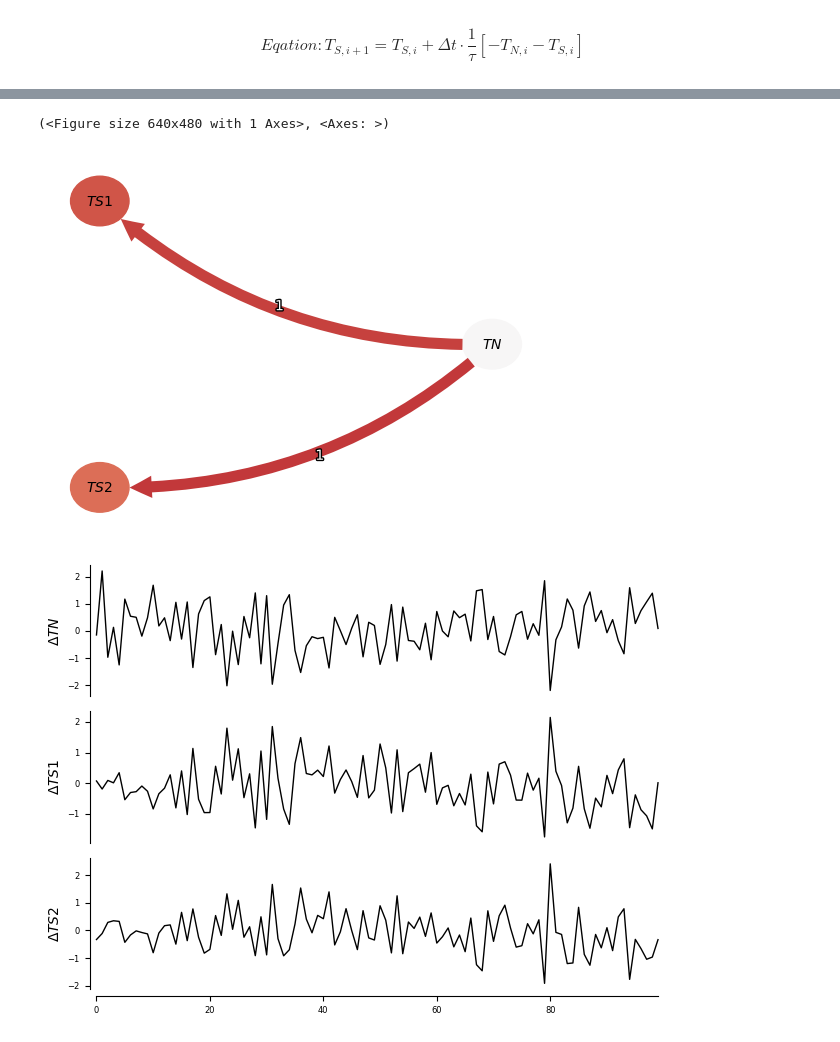
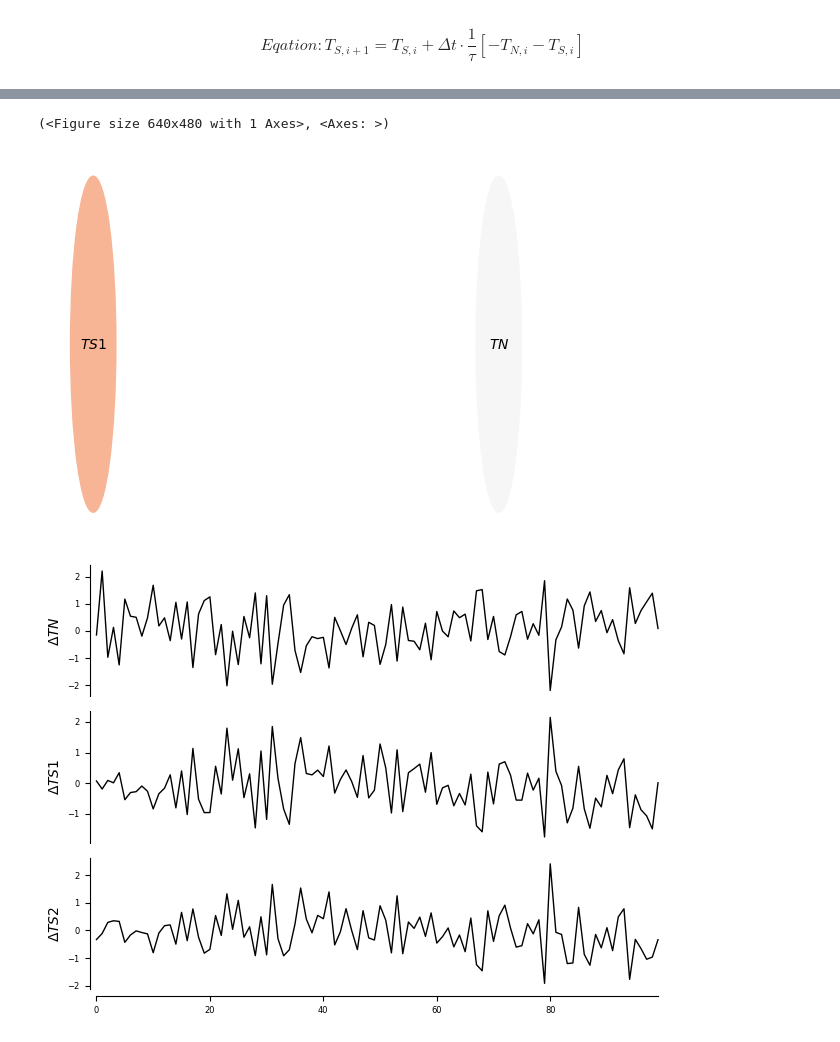
Before and after one commit to Peisong-Zheng/DO_causality, a Jupyter notebook: GPDC_Test.ipynb, the cells around one changed output, grey strips where cells are left out. Saved outputs shown, nothing was run; the diff lists cells and outputs as text; code cells hidden in the pictures.

```diff
--- a/GPDC_Test.ipynb
+++ b/GPDC_Test.ipynb
@@ -107,7 +107,8 @@ for i in range(1, len(TN)):
     TS1[i] = TS1[i-1] + (1/tau) * (-TS1[i-1] + TN[i-1])+np.random.normal(0, 0.1)
     TS2[i] = TS2[i-1] + (1/tau) * (-TS2[i-1] + TN[i-1])+np.random.normal(0, 0.1)
 
-data = np.array([TN, TS1, TS2]).T
+# data = np.array([TN, TS1, TS2]).T
+data = np.array([TN, TS1]).T
 
 
 var_names = [r'$TN$', r'$TS1$', r'$TS2$']
@@ -133,20 +135,20 @@ plt.show()
 # %%
 gpdc_test = gpdc.GPDC(significance='analytic', gp_params=None)
 pcmci_gpdc = PCMCI(
     dataframe=dataframe,
     cond_ind_test=gpdc_test,
     verbosity=0)
 
-results = pcmci_gpdc.run_pcmci(tau_max=2, pc_alpha=None, alpha_level = 0.01)
+results = pcmci_gpdc.run_pcmci(tau_min=9,tau_max=10, pc_alpha=None, alpha_level = 0.01)
 tp.plot_graph(
     val_matrix=results['val_matrix'],
     graph=results['graph'],
     var_names=var_names,
     show_colorbar=False,
     )
 # %% [output]
 (<Figure size 640x480 with 1 Axes>, <Axes: >)
-[figure, old version]
+[figure, new version]
 # %%
 import numpy as np
 import matplotlib.pyplot as plt
```
Also changed, not shown: parts of 1 cell of this notebook, 2 other files.
